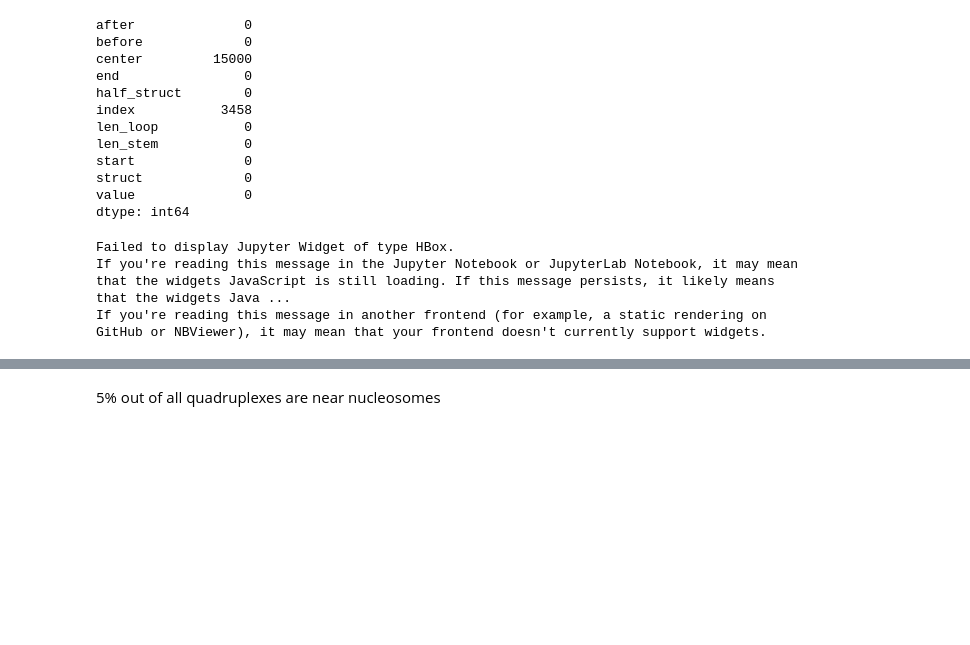
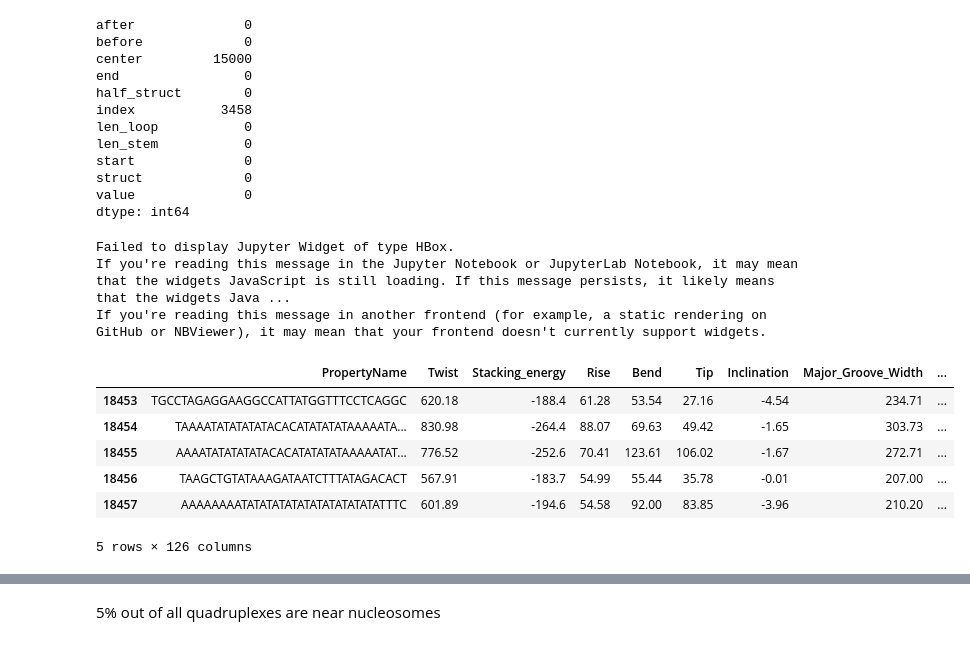
Before and after one commit to eamag/secpunct, a Jupyter notebook: notebooks/prototyping.ipynb, the cells around one changed output, grey strips where cells are left out. Saved outputs shown, nothing was run; the diff lists cells and outputs as text; code cells hidden in the pictures; blank space fills up the shorter version.

```diff
--- a/notebooks/prototyping.ipynb
+++ b/notebooks/prototyping.ipynb
@@ -109,28 +109,35 @@ dtype: int64
 # %%
 diprodb = pd.read_csv('../data/dprops.csv', index_col=0)
 
 features = []
-for struct in tqdm(concated.loc[:, concated.columns != 'value']['half_struct']):
+for struct in tqdm(concated.loc[:, concated.columns != 'value']['struct']):
     strl = re.findall('..', struct)
     temp = []
     for dyad in strl:
         temp.append(diprodb[diprodb['PropertyName'] == dyad].values.tolist()[0])
     features.append(pd.DataFrame(temp, columns=diprodb.columns).sum())
 features = pd.DataFrame(features)
-
+features.tail()
 
 # tsne = TSNE(n_jobs=8)
 # transformed = tsne.fit_transform(features.loc[:, features.columns != 'PropertyName'])
 
 # vis_x = transformed[:, 0]
 # vis_y = transformed[:, 1]
 
 
 
 # plt.scatter(vis_x, vis_y, c=concated['value'].map({0: 'blue', 1: 'orange'}))
 # # plt.clim(-0.5, 9.5)
 # plt.show()
 # %% [output]
 Failed to display Jupyter Widget of type HBox.
 If you're reading this message in the Jupyter Notebook or JupyterLab Notebook, it may mean that the widgets JavaScript is still loading. If this message persists, it likely means that the widgets Java ...
 If you're reading this message in another frontend (for example, a static rendering on GitHub or NBViewer), it may mean that your frontend doesn't currently support widgets.
+|  | PropertyName | Twist | Stacking_energy | Rise | Bend | Tip | Inclination | Major_Groove_Width | ... |
+| 18453 | TGCCTAGAGGAAGGCCATTATGGTTTCCTCAGGC | 620.18 | -188.4 | 61.28 | 53.54 | 27.16 | -4.54 | 234.71 | ... |
+| 18454 | TAAAATATATATATACACATATATATAAAAATA... | 830.98 | -264.4 | 88.07 | 69.63 | 49.42 | -1.65 | 303.73 | ... |
+| 18455 | AAAATATATATATACACATATATATAAAAATAT... | 776.52 | -252.6 | 70.41 | 123.61 | 106.02 | -1.67 | 272.71 | ... |
+| 18456 | TAAGCTGTATAAAGATAATCTTTATAGACACT | 567.91 | -183.7 | 54.99 | 55.44 | 35.78 | -0.01 | 207.00 | ... |
+| 18457 | AAAAAAAATATATATATATATATATATATATTTC | 601.89 | -194.6 | 54.58 | 92.00 | 83.85 | -3.96 | 210.20 | ... |
+5 rows × 126 columns
```
Also changed, not shown: parts of 25 cells of this notebook, 2 other files.
